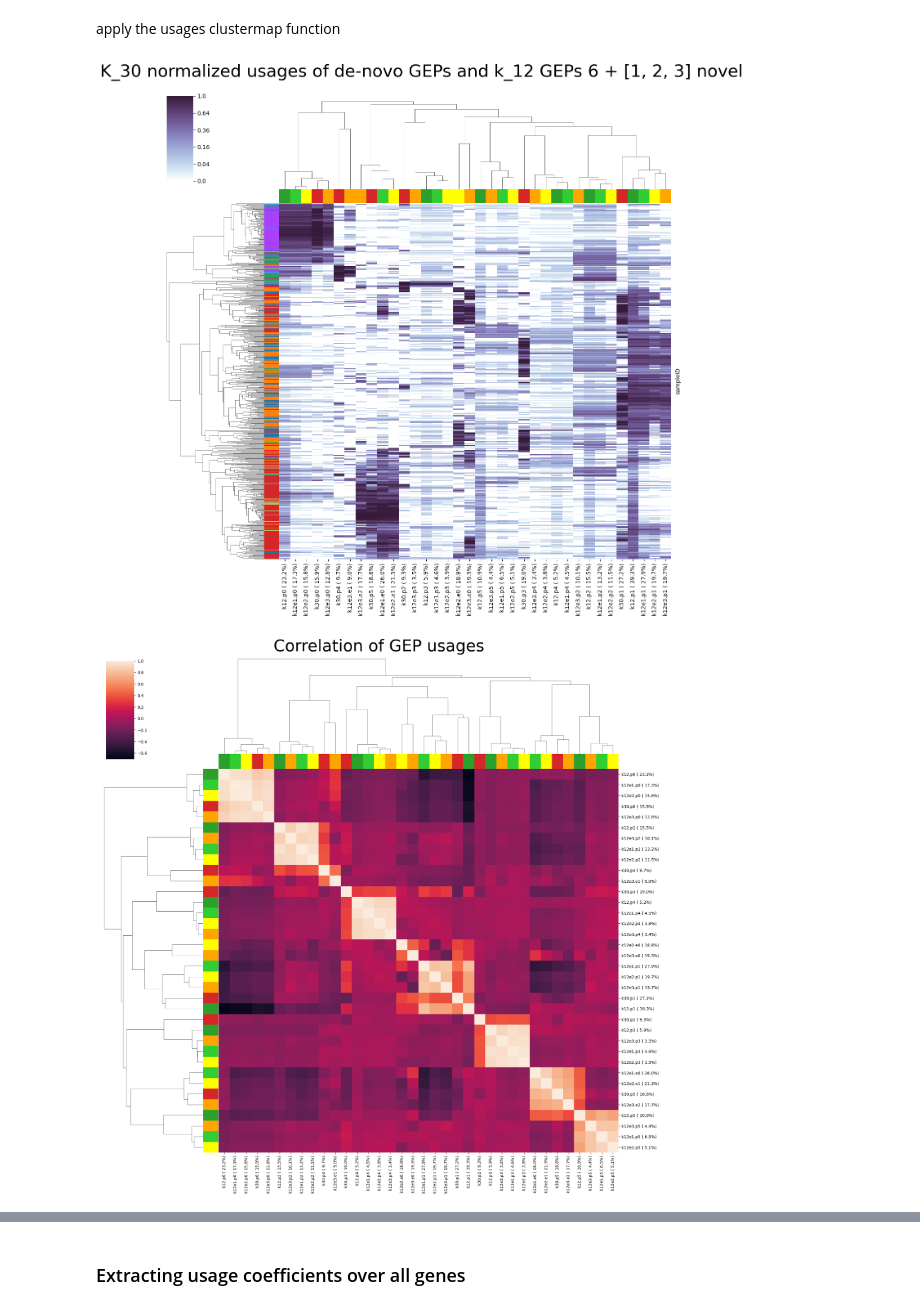
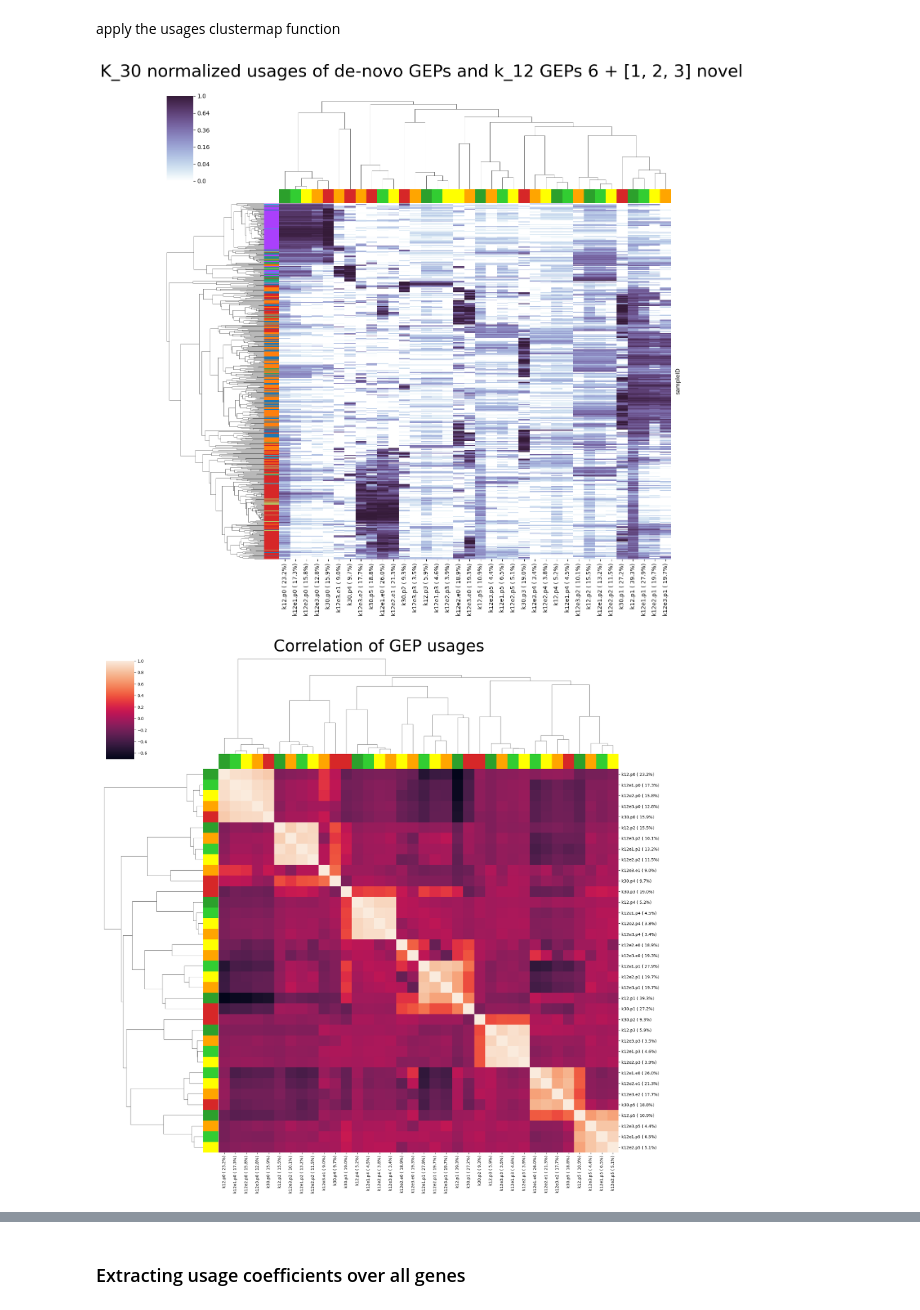
Before and after one commit to nitzanlab/gep-dynamics, a Jupyter notebook: notebooks/marjanovic_k12_k30_pfnmf.ipynb, the cells around one changed output, grey strips where cells are left out. Cells and saved outputs as stored; diff of their text form; code cells hidden in the pictures.

```diff
--- a/notebooks/marjanovic_k12_k30_pfnmf.ipynb
+++ b/notebooks/marjanovic_k12_k30_pfnmf.ipynb
@@ -396,27 +397,27 @@ apply the usages clustermap function
 # %%
 title = f'K_30 normalized usages of de-novo GEPs and k_12 GEPs {rank_k12} + [1, 2, 3] novel'
 
-dict_key0 = 'de_novo'
+dict_key0 = 'k12'
 res_dict0 = pfnmf_results[dict_key0]
 
 joint_usages = res_dict0['norm_usage'].copy()
 joint_labels = res_dict0['prog_label_1l'].copy()
 joint_colors = [coloring_scheme[dict_key0]] * res_dict0['rank']
 
-for dict_key1 in ['k12', 'k12e1', 'k12e2', 'k12e3']:
+for dict_key1 in ['k12e1', 'k12e2', 'k12e3', 'de_novo']:
     res_dict1 = pfnmf_results[dict_key1]
 
     joint_usages = np.concatenate([joint_usages, res_dict1['norm_usage']], axis=1)
 
     joint_labels.extend(res_dict1['prog_label_1l'])
 
     joint_colors.extend([coloring_scheme[dict_key1]] * res_dict1['rank'])
 
 
 un_sns = _utils.plot_usages_norm_clustermaps(k_30, normalized_usages=joint_usages, columns=joint_labels, title=title,
                                              show=True, sns_clustermap_params={'col_colors': joint_colors, 'figsize': (13, 13)})
 # %% [output]
-[figure, old version]
+[figure, new version]
 # %%
 n_programs = joint_usages.shape[1]
 
@@ -429,4 +430,4 @@ un_sns = _utils.sns.clustermap(pd.DataFrame(pearson_corr, index=joint_labels, co
 un_sns.figure.suptitle('Correlation of GEP usages', fontsize=40, y=1.02)
 plt.show()
 # %% [output]
-[figure, old version]
+[figure, new version]
```
Also changed, not shown: parts of 7 cells of this notebook, 5 other files.
